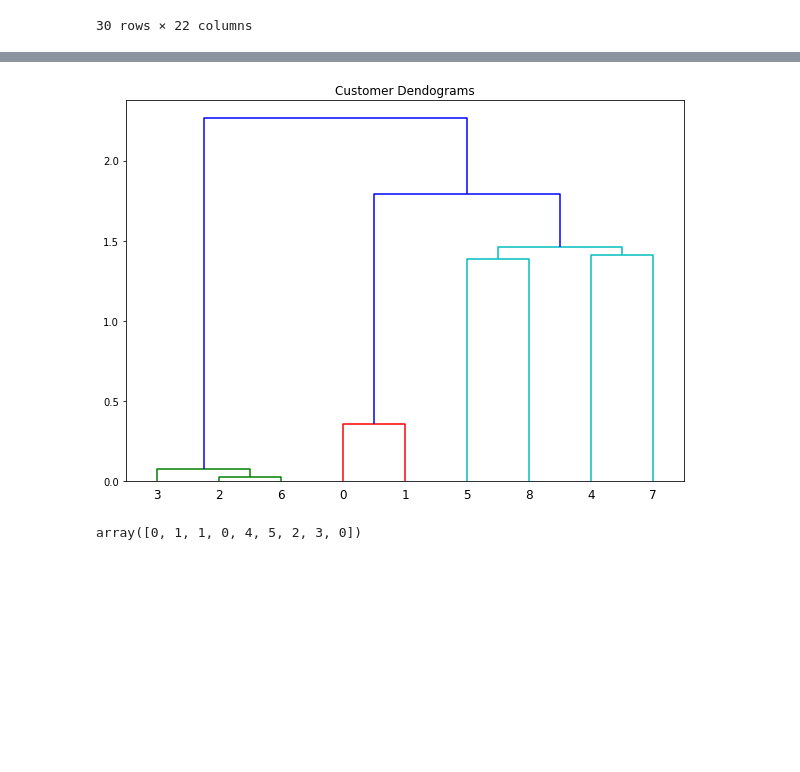
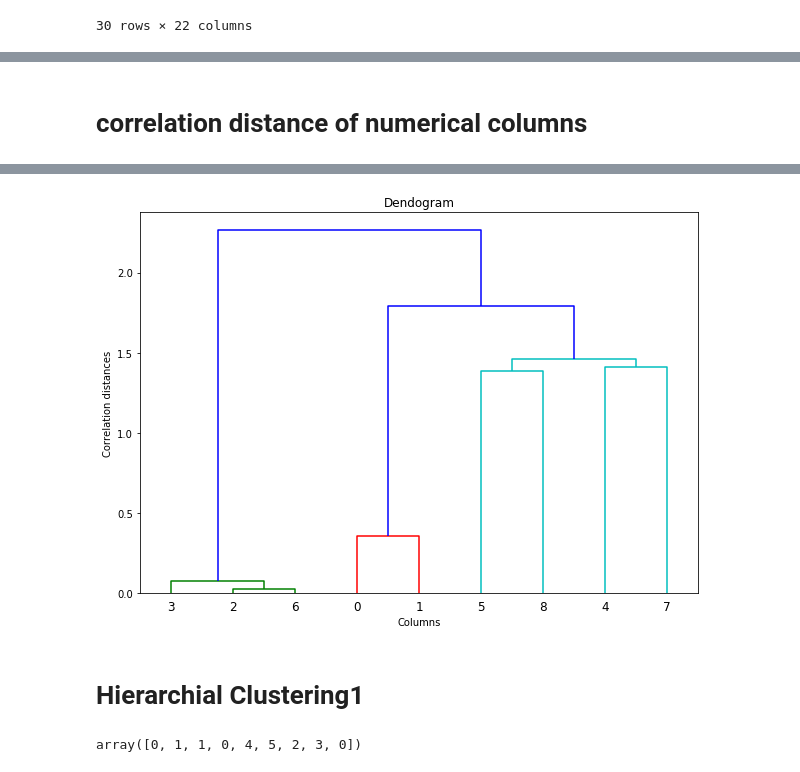
Before and after one commit to kathy908000/Health-Care-Research, a Jupyter notebook: HierarchicalClustering2.ipynb, the cells around one changed output, grey strips where cells are left out. Drawn from its saved outputs; the diff is of its cells as text; code cells hidden in the pictures; blank space fills up the shorter version.

Commit message:
hierarchical clustering update

```diff
--- a/HierarchicalClustering2.ipynb
+++ b/HierarchicalClustering2.ipynb
@@ -190,3 +166,5 @@ datamap.head(30)
+# %% [markdown]
+# correlation distance of numerical columns
 # %%
 ## compute correlation distance
 #Compute pairwise correlation of columns, excluding NA/null values
@@ -209,13 +187,17 @@ dist
 # %%
 import scipy.cluster.hierarchy as shc
 
 plt.figure(figsize=(10, 7))
-plt.title("Customer Dendograms")
+plt.title("Dendogram")
+plt.xlabel('Columns')
+plt.ylabel('Correlation distances')
 #dist= shc.distance.pdist(merged.corr(), 'hamming')
 dend = shc.dendrogram(shc.linkage(dist, method='complete'))
 #dend = shc.dendrogram(shc.linkage(d, merged, method='complete'))
 # %% [output]
-[figure, old version]
+[figure, new version]
+# %% [markdown]
+# Hierarchial Clustering1
 # %%
 
 from sklearn.cluster import AgglomerativeClustering
```
Also changed, not shown: parts of 21 cells of this notebook, 1 other file.
